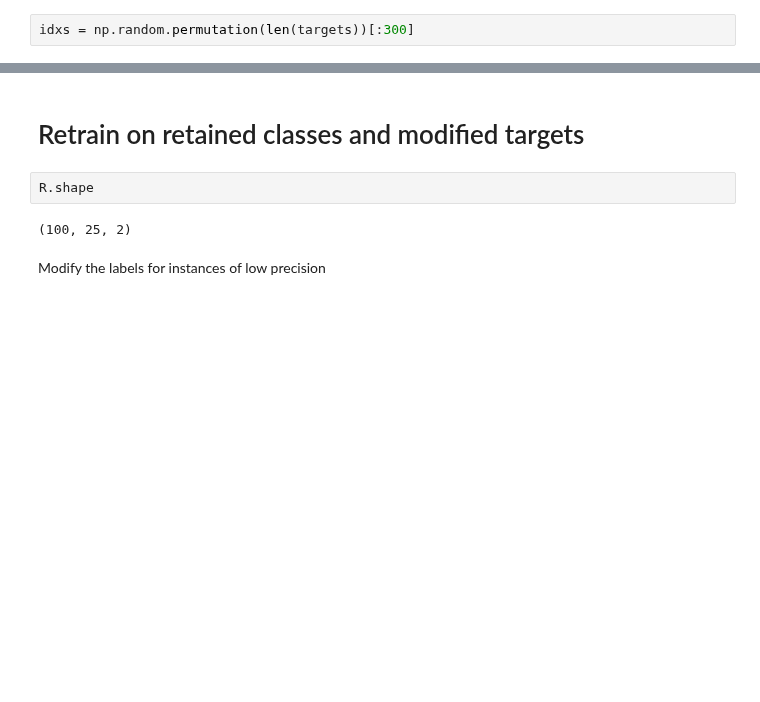
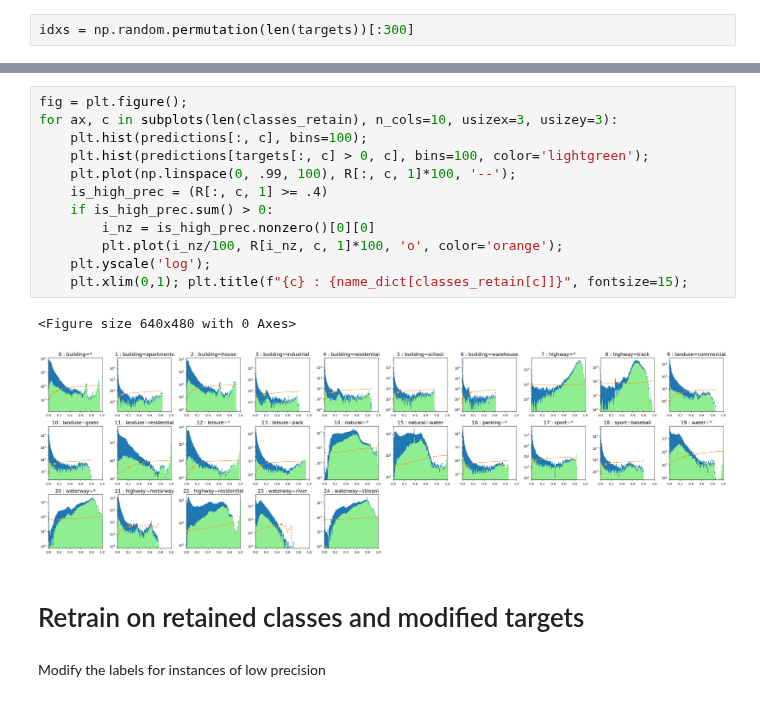
Before and after one commit to Clay-foundation/earth-text, a Jupyter notebook: notebooks/models/04b - MLC w instance relabeling.ipynb, the cells around one changed output, grey strips where cells are left out. Cells and saved outputs as stored; diff of their text form; blank space fills up the shorter version.

```diff
--- a/notebooks/models/04b - MLC w instance relabeling.ipynb
+++ b/notebooks/models/04b - MLC w instance relabeling.ipynb
@@ -528,9 +504,20 @@ ax.set_xticklabels(labels=(name_dict[i] for i in range(len(classes_retain))), ro
+# %%
+fig = plt.figure();
+for ax, c in subplots(len(classes_retain), n_cols=10, usizex=3, usizey=3):
+    plt.hist(predictions[:, c], bins=100);
+    plt.hist(predictions[targets[:, c] > 0, c], bins=100, color='lightgreen');
+    plt.plot(np.linspace(0, .99, 100), R[:, c, 1]*100, '--');
+    is_high_prec = (R[:, c, 1] >= .4)
+    if is_high_prec.sum() > 0:
+        i_nz = is_high_prec.nonzero()[0][0]
+        plt.plot(i_nz/100, R[i_nz, c, 1]*100, 'o', color='orange');
+    plt.yscale('log');
+    plt.xlim(0,1); plt.title(f"{c} : {name_dict[classes_retain[c]]}", fontsize=15);
+# %% [output]
+<Figure size 640x480 with 0 Axes>
+[figure, added]
 # %% [markdown]
 # Retrain on retained classes and modified targets
-# %%
-R.shape
-# %% [output]
-(100, 25, 2)
 # %% [markdown]
 Modify the labels for instances of low precision
 # %%
```
Also changed, not shown: parts of 60 cells of this notebook.
